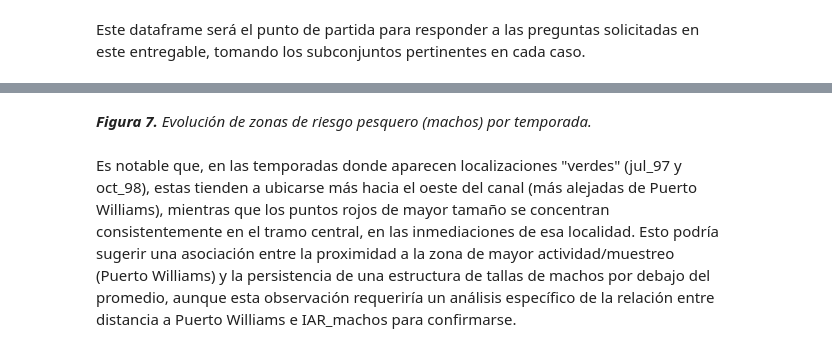
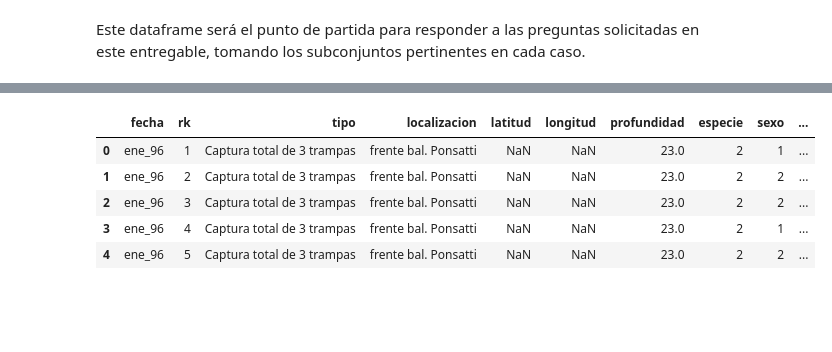
Before and after one commit to Mariano-ds/centollas2026, a Jupyter notebook: mariano/mariano_tp3.ipynb, the cells around one changed output, grey strips where cells are left out. Saved outputs shown, nothing was run; the diff lists cells and outputs as text; code cells hidden in the pictures; blank space fills up the shorter version.

```diff
--- a/mariano/mariano_tp3.ipynb
+++ b/mariano/mariano_tp3.ipynb
@@ -1886,4 +270,9 @@ fig_animado_machos.show()
-# %% [markdown]
-***Figura 7.** Evolución de zonas de riesgo pesquero (machos) por temporada.*
-# %% [markdown]
-Es notable que, en las temporadas donde aparecen localizaciones "verdes" (jul_97 y oct_98), estas tienden a ubicarse más hacia el oeste del canal (más alejadas de Puerto Williams), mientras que los puntos rojos de mayor tamaño se concentran consistentemente en el tramo central, en las inmediaciones de esa localidad. Esto podría sugerir una asociación entre la proximidad a la zona de mayor actividad/muestreo (Puerto Williams) y la persistencia de una estructura de tallas de machos por debajo del promedio, aunque esta observación requeriría un análisis específico de la relación entre distancia a Puerto Williams e IAR_machos para confirmarse.
+# %%
+df_segmented.head()
+# %% [output]
+|  | fecha | rk | tipo | localizacion | latitud | longitud | profundidad | especie | sexo | ... |
+| 0 | ene_96 | 1 | Captura total de 3 trampas | frente bal. Ponsatti | NaN | NaN | 23.0 | 2 | 1 | ... |
+| 1 | ene_96 | 2 | Captura total de 3 trampas | frente bal. Ponsatti | NaN | NaN | 23.0 | 2 | 2 | ... |
+| 2 | ene_96 | 3 | Captura total de 3 trampas | frente bal. Ponsatti | NaN | NaN | 23.0 | 2 | 2 | ... |
+| 3 | ene_96 | 4 | Captura total de 3 trampas | frente bal. Ponsatti | NaN | NaN | 23.0 | 2 | 1 | ... |
+| 4 | ene_96 | 5 | Captura total de 3 trampas | frente bal. Ponsatti | NaN | NaN | 23.0 | 2 | 2 | ... |
```
Also changed, not shown: parts of 91 cells of this notebook.
